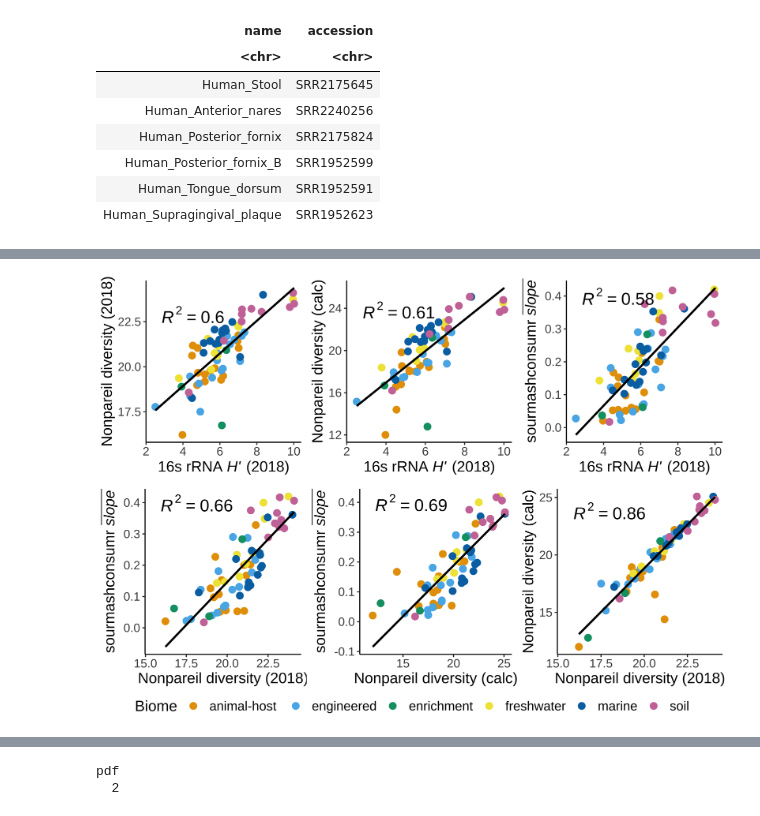
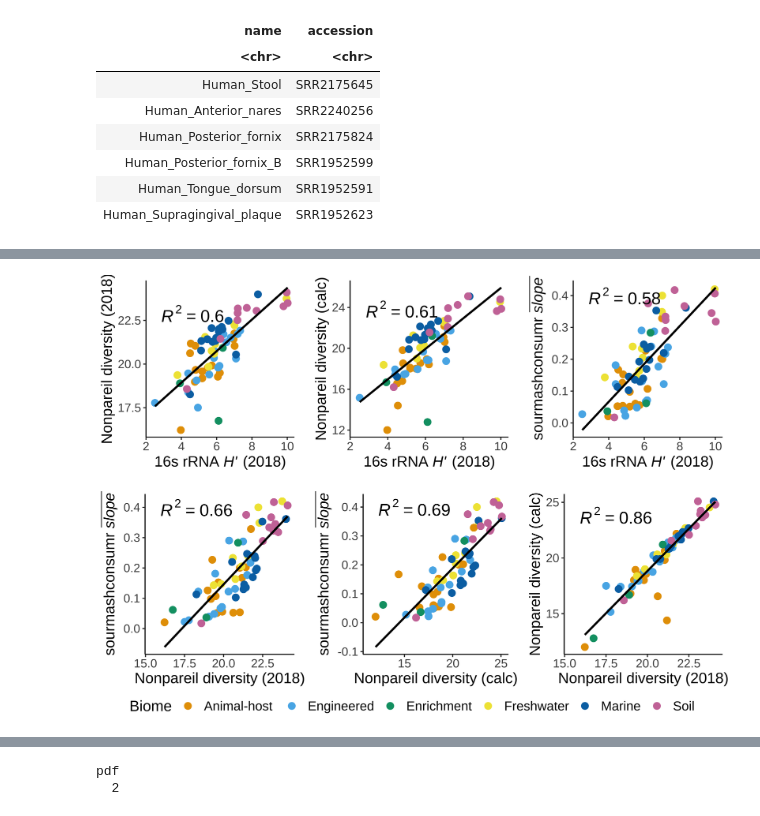
Before and after one commit to Arcadia-Science/2022-sourmashconsumr-validation, a Jupyter notebook: notebooks/20230117_nonpareil_fig2.ipynb, the cells around one changed output, grey strips where cells are left out. Drawn from its saved outputs; the diff is of its cells as text; code cells hidden in the pictures.

```diff
--- a/notebooks/20230117_nonpareil_fig2.ipynb
+++ b/notebooks/20230117_nonpareil_fig2.ipynb
@@ -196,7 +196,8 @@ lm_plt_layers <- function(init_ggplot) {
           legend.text = element_text(size = 13),
           legend.title = element_text(size = 15)) +
     scale_color_manual(values = c("#E69F00", "#56B4E9", "#009E73",
-                                  "#F0E442", "#0072B2", "#CC79A7")) +
+                                  "#F0E442", "#0072B2", "#CC79A7"),
+                       labels = c("Animal-host", "Engineered", "Enrichment", "Freshwater", "Marine", "Soil")) +
     guides(color=guide_legend(nrow = 1, byrow = TRUE))
     #theme_arcadia
 }
@@ -239,12 +240,17 @@ div_vs_nd <- ggplot(mSystems_00039_18_fig2, aes(x = nd, y = diversity)) %>%
   labs(x = "Nonpareil diversity (2018)",
        y = "Nonpareil diversity (calc)",
        color = "Biome")
+# %%
+# create an empty plot to buffer/add spaces between other plots
+spacing_plt <- ggplot() + theme_void()
 # %%
-options(repr.plot.width = 8.8, repr.plot.height = 6.2, repr.plot.res = 300)
+options(repr.plot.width = 8.8, repr.plot.height = 6.3, repr.plot.res = 300)
 
-plt <- ggpubr::ggarrange(nd_vs_h, div_vs_h, mean_slope_vs_h,
-                         mean_slope_vs_nd, mean_slope_vs_div, div_vs_nd,
-                         ncol = 3, nrow = 2, legend = "bottom", common.legend = T)
+plt <- ggpubr::ggarrange(nd_vs_h, spacing_plt, div_vs_h, spacing_plt, mean_slope_vs_h,
+                         spacing_plt, spacing_plt, spacing_plt, spacing_plt, spacing_plt,
+                         mean_slope_vs_nd, spacing_plt, mean_slope_vs_div, spacing_plt, div_vs_nd,
+                         ncol = 5, nrow = 3, legend = "bottom", common.legend = T,
+                         heights = c(1, .05, 1), widths = c(1, .05, 1, .05, 1))
 plt
 # %% [output]
-[figure, old version]
+[figure, new version]
```
Also changed, not shown: parts of 4 cells of this notebook, 2 other files.
